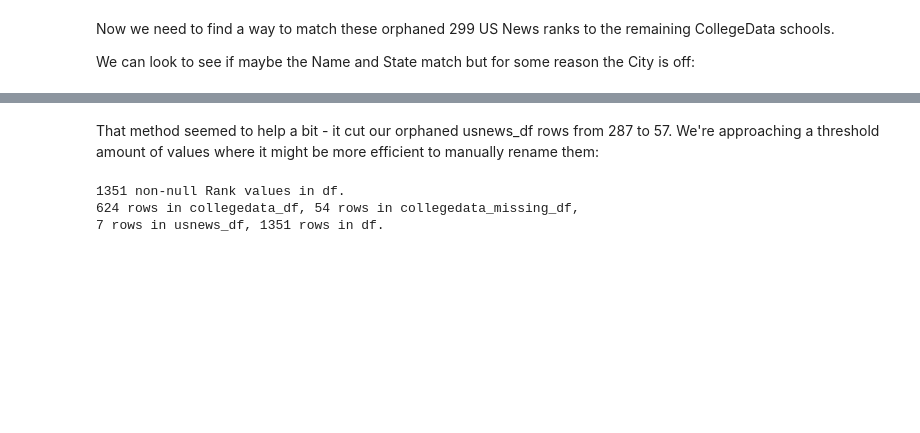
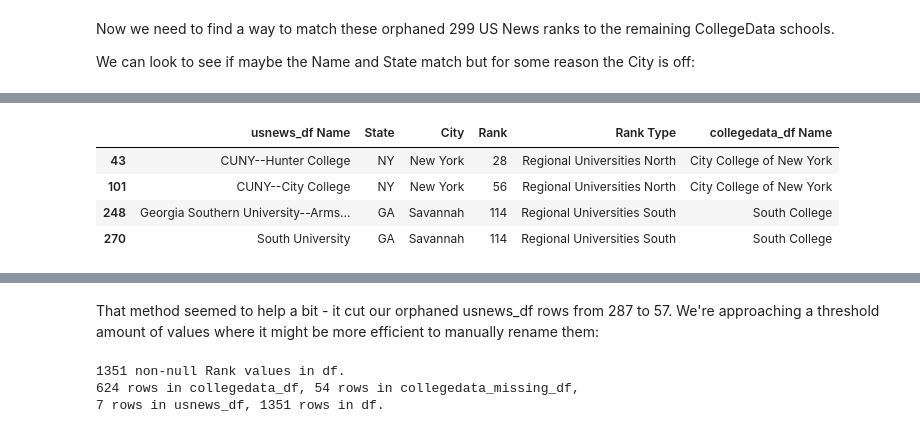
Before and after one commit to vertuli/college-yield-gap, a Jupyter notebook: part3-merging.ipynb, the cells around one changed output, grey strips where cells are left out. Drawn from its saved outputs; the diff is of its cells as text; code cells hidden in the pictures; blank space fills up the shorter version.

```diff
--- a/part3-merging.ipynb
+++ b/part3-merging.ipynb
@@ -234,0 +38,16 @@ print("{} rows in collegedata_df, {} rows in collegedata_missing_df,\n"
+# %%
+def strip(s):
+    s = s.str.replace('SUNY','State University of New York')
+    s = s.str.replace('CUNY','City University of New York')
+    s = s.str.replace('\'s','s')
+    s = s.str.replace('College|University|of|\'','')
+    s = s.str.replace('St\.','Saint')
+    s = s.str.replace('-|\.',' ')
+    s = s.str.replace('\s+',' ')
+    s = s.str.strip()
+    return s
+
+collegedata_names = collegedata_df.index.get_level_values('Name')
+collegedata_df['Stripped Name'] = strip(collegedata_names)
+
+collegedata_df[['Stripped Name']].head()
@@ -234,0 +64,3 @@ print("{} rows in collegedata_df, {} rows in collegedata_missing_df,\n"
+# %%
+usnews_names = usnews_df.index.get_level_values('Name')
+usnews_df['Stripped Name'] = strip(usnews_names)
@@ -234,0 +108,13 @@ print("{} rows in collegedata_df, {} rows in collegedata_missing_df,\n"
+# %%
+usnews_df = usnews_df.reset_index()
+usnews_df = usnews_df.rename(columns = {'Name':'usnews_df Name'})
+
+cols = ['collegedata_df Name', 'State', 'City']
+duplicates = usnews_df.duplicated(cols, keep = False)
+usnews_df[duplicates]
+# %% [output]
+|  | usnews_df Name | State | City | Rank | Rank Type | collegedata_df Name |
+| 43 | CUNY--Hunter College | NY | New York | 28 | Regional Universities North | City College of New York |
+| 101 | CUNY--City College | NY | New York | 56 | Regional Universities North | City College of New York |
+| 248 | Georgia Southern University--Arms... | GA | Savannah | 114 | Regional Universities South | South College |
+| 270 | South University | GA | Savannah | 114 | Regional Universities South | South College |
```
Also changed, not shown: parts of 42 cells of this notebook.
